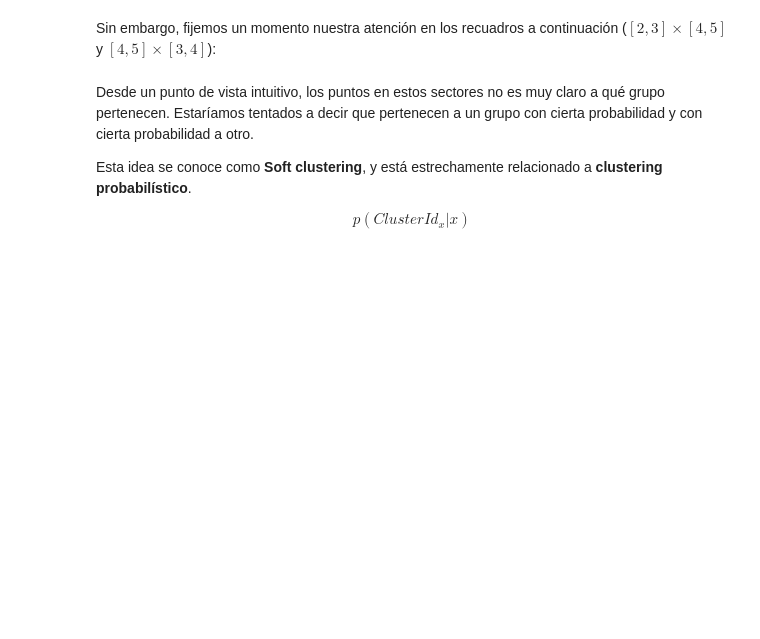
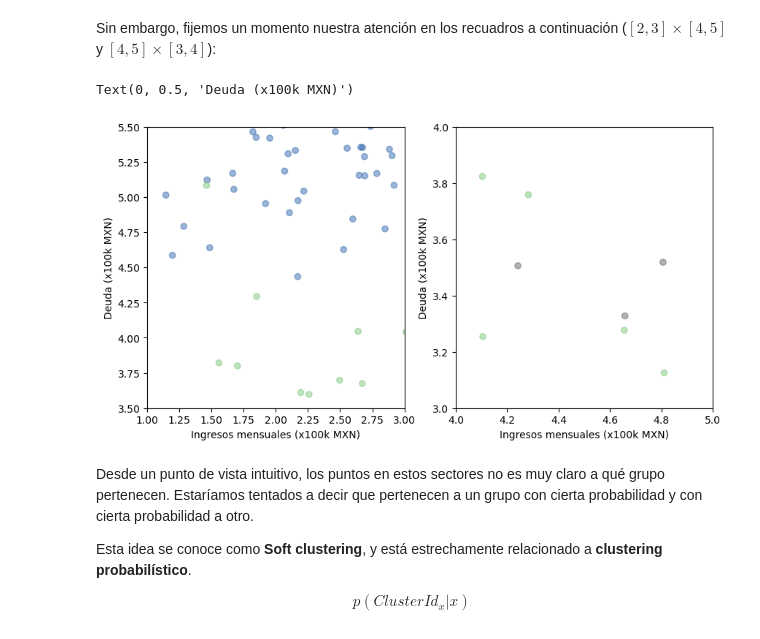
Before and after one commit to FernandoVelascoLoera/mgp2025, a Jupyter notebook: m3-aplicaciones-seleccionadas/c9-mezclas-gaussianas/1-variables-latentes-k-means.ipynb, the cells around one changed output. Saved outputs shown, nothing was run; the diff lists cells and outputs as text; code cells hidden in the pictures; blank space fills up the shorter version.

```diff
--- a/m3-aplicaciones-seleccionadas/c9-mezclas-gaussianas/1-variables-latentes-k-means.ipynb
+++ b/m3-aplicaciones-seleccionadas/c9-mezclas-gaussianas/1-variables-latentes-k-means.ipynb
@@ -123,3 +154,32 @@ Sin embargo, fijemos un momento nuestra atención en los recuadros a continuaci
+# %%
+plt.figure(figsize=(10, 5))
+# [1, 3] x [4, 5]
+plt.subplot(1, 2, 1)
+plt.scatter(
+    x=bank_customer_data['income'],
+    y=bank_customer_data['debt'],
+    c=bank_customer_data['labels'],
+    alpha=0.5,
+    cmap="Accent",
+)
+plt.axis([1, 3, 3.5, 5.5])
+plt.xlabel('Ingresos mensuales (x100k MXN)')
+plt.ylabel('Deuda (x100k MXN)')
+# [4, 5] x [3, 4]
+plt.subplot(1, 2, 2)
+plt.scatter(
+    x=bank_customer_data['income'],
+    y=bank_customer_data['debt'],
+    c=bank_customer_data['labels'],
+    alpha=0.5,
+    cmap="Accent",
+)
+plt.axis([4, 5, 3, 4])
+plt.xlabel('Ingresos mensuales (x100k MXN)')
+plt.ylabel('Deuda (x100k MXN)')
+# %% [output]
+Text(0, 0.5, 'Deuda (x100k MXN)')
+[figure, added]
 # %% [markdown]
 Desde un punto de vista intuitivo, los puntos en estos sectores no es muy claro a qué grupo pertenecen. Estaríamos tentados a decir que pertenecen a un grupo con cierta probabilidad y con cierta probabilidad a otro.
 
```
Also changed, not shown: parts of 22 cells of this notebook, 1 other file.
